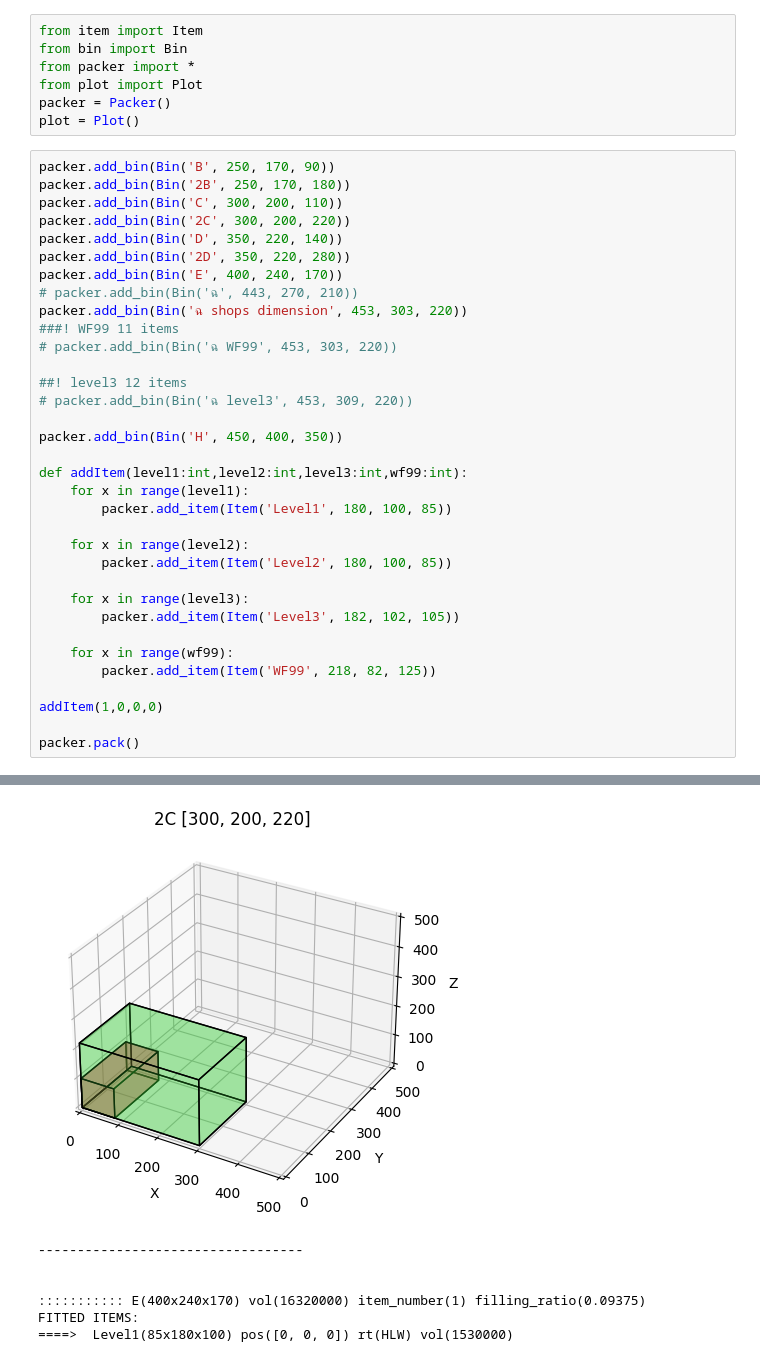
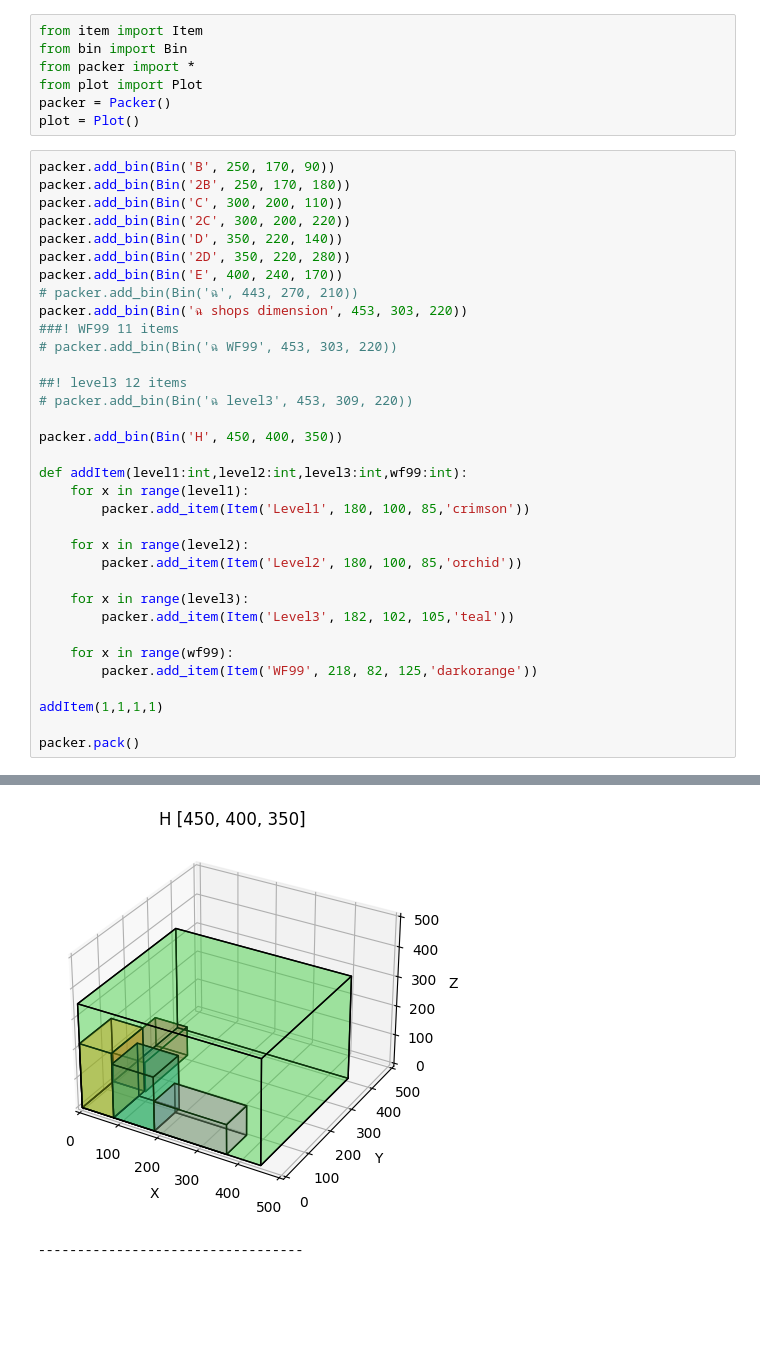
Before and after one commit to thanapat2402/3D-BPP-TPCS, a Jupyter notebook: main.ipynb, the cells around one changed output, grey strips where cells are left out. Cells and saved outputs as stored; diff of their text form; blank space fills up the shorter version.

Commit message:
add color to each item

```diff
--- a/main.ipynb
+++ b/main.ipynb
@@ -25,18 +25,18 @@ packer.add_bin(Bin('H', 450, 400, 350))
 
 def addItem(level1:int,level2:int,level3:int,wf99:int):
     for x in range(level1):
-        packer.add_item(Item('Level1', 180, 100, 85))
+        packer.add_item(Item('Level1', 180, 100, 85,'crimson'))
 
     for x in range(level2):
-        packer.add_item(Item('Level2', 180, 100, 85))
+        packer.add_item(Item('Level2', 180, 100, 85,'orchid'))
 
     for x in range(level3):
-        packer.add_item(Item('Level3', 182, 102, 105))
+        packer.add_item(Item('Level3', 182, 102, 105,'teal'))
 
     for x in range(wf99):
-        packer.add_item(Item('WF99', 218, 82, 125))
+        packer.add_item(Item('WF99', 218, 82, 125,'darkorange'))
 
-addItem(1,0,0,0)
+addItem(1,1,1,1)
 
 packer.pack()
 # %% [output]
@@ -79,7 +94,2 @@ FITTED ITEMS:
-[figure, old version]
+[figure, new version]
 ----------------------------------
-
-
-::::::::::: E(400x240x170) vol(16320000) item_number(1) filling_ratio(0.09375)
-FITTED ITEMS:
-====>  Level1(85x180x100) pos([0, 0, 0]) rt(HLW) vol(1530000)
```
Also changed, not shown: parts of 1 cell of this notebook, 5 other files.
